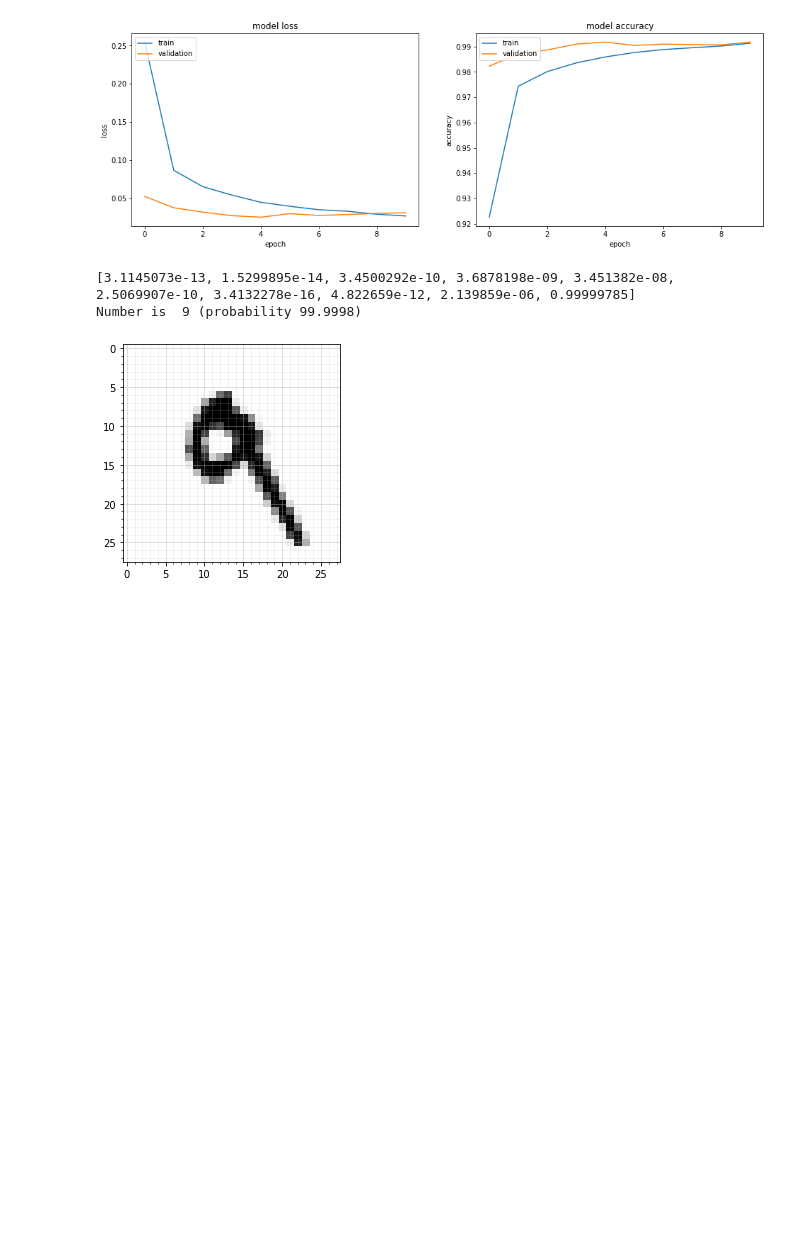
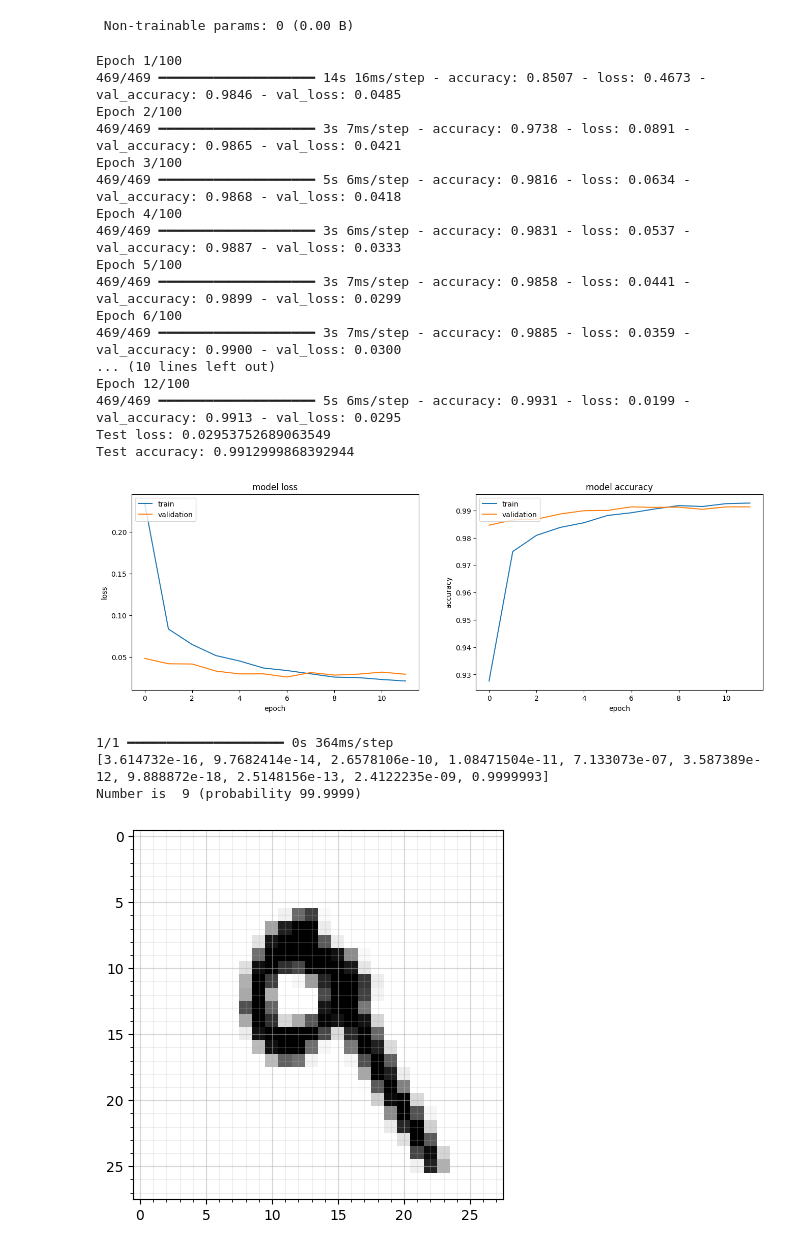
Before and after one commit to jhsongok/MLDL, a Jupyter notebook: CNN/MNIST_CNN.ipynb, the cells around one changed output. Saved outputs shown, nothing was run; the diff lists cells and outputs as text; code cells hidden in the pictures; blank space fills up the shorter version.

```diff
--- a/CNN/MNIST_CNN.ipynb
+++ b/CNN/MNIST_CNN.ipynb
@@ -50,7 +50,7 @@ import matplotlib.pyplot as plt
 
 from tensorflow.keras.datasets import mnist
 from tensorflow.keras.models import Sequential
-from tensorflow.keras.layers import Dense, Dropout, Flatten
+from tensorflow.keras.layers import Input, Dense, Dropout, Flatten
 from tensorflow.keras.layers import Conv2D, MaxPooling2D
 from tensorflow.keras.callbacks import EarlyStopping, ModelCheckpoint
 
@@ -66,9 +66,8 @@ img_rows, img_cols = 28, 28
 
 # 모델 구성하기
 model = Sequential()
-model.add(Conv2D(32, kernel_size=(3, 3),
-                 activation='relu',
-                 input_shape=(img_rows, img_cols, 1)))
+model.add(Input(shape=(img_rows, img_cols, 1)))  # Input 레이어 추가
+model.add(Conv2D(32, kernel_size=(3, 3), activation='relu'))
 model.add(Conv2D(64, (3, 3), activation='relu'))
 model.add(MaxPooling2D(pool_size=(2, 2)))
 model.add(Dropout(0.25))
@@ -97,7 +96,7 @@ y_train = tf.keras.utils.to_categorical(y_train, num_classes)
 y_test = tf.keras.utils.to_categorical(y_test, num_classes)
 
 # 모델이 가장 best일때 모델을 저장하도록 설정
-modelCheckpoint = ModelCheckpoint('best_digits_model.hdf5', save_best_only=True)
+modelCheckpoint = ModelCheckpoint('best_digits_model.keras', save_best_only=True)
 
 # val_acc 를 모니터링 하다가 조기에 학습을 종료하도록 설정
 monitor_val_acc = EarlyStopping(monitor='val_accuracy', patience=5)
@@ -150,7 +156,26 @@ Test accuracy: 0.9918000102043152
+ Non-trainable params: 0 (0.00 B)
+Epoch 1/100
+469/469 ━━━━━━━━━━━━━━━━━━━━ 14s 16ms/step - accuracy: 0.8507 - loss: 0.4673 - val_accuracy: 0.9846 - val_loss: 0.0485
+Epoch 2/100
+469/469 ━━━━━━━━━━━━━━━━━━━━ 3s 7ms/step - accuracy: 0.9738 - loss: 0.0891 - val_accuracy: 0.9865 - val_loss: 0.0421
+Epoch 3/100
+469/469 ━━━━━━━━━━━━━━━━━━━━ 5s 6ms/step - accuracy: 0.9816 - loss: 0.0634 - val_accuracy: 0.9868 - val_loss: 0.0418
+Epoch 4/100
+469/469 ━━━━━━━━━━━━━━━━━━━━ 3s 6ms/step - accuracy: 0.9831 - loss: 0.0537 - val_accuracy: 0.9887 - val_loss: 0.0333
+Epoch 5/100
+469/469 ━━━━━━━━━━━━━━━━━━━━ 3s 7ms/step - accuracy: 0.9858 - loss: 0.0441 - val_accuracy: 0.9899 - val_loss: 0.0299
+Epoch 6/100
+469/469 ━━━━━━━━━━━━━━━━━━━━ 3s 7ms/step - accuracy: 0.9885 - loss: 0.0359 - val_accuracy: 0.9900 - val_loss: 0.0300
+... (10 lines left out)
+Epoch 12/100
+469/469 ━━━━━━━━━━━━━━━━━━━━ 5s 6ms/step - accuracy: 0.9931 - loss: 0.0199 - val_accuracy: 0.9913 - val_loss: 0.0295
+Test loss: 0.02953752689063549
+Test accuracy: 0.9912999868392944
-[figure, old version]
+[figure, new version]
-[3.1145073e-13, 1.5299895e-14, 3.4500292e-10, 3.6878198e-09, 3.451382e-08, 2.5069907e-10, 3.4132278e-16, 4.822659e-12, 2.139859e-06, 0.99999785]
-Number is  9 (probability 99.9998)
+1/1 ━━━━━━━━━━━━━━━━━━━━ 0s 364ms/step
+[3.614732e-16, 9.7682414e-14, 2.6578106e-10, 1.08471504e-11, 7.133073e-07, 3.587389e-12, 9.888872e-18, 2.5148156e-13, 2.4122235e-09, 0.9999993]
+Number is  9 (probability 99.9999)
-[figure, old version]
+[figure, new version]
 # %%
 # 예측하기
 selected_image = 11
```
Also changed, not shown: parts of 2 cells of this notebook, 1 other file.
